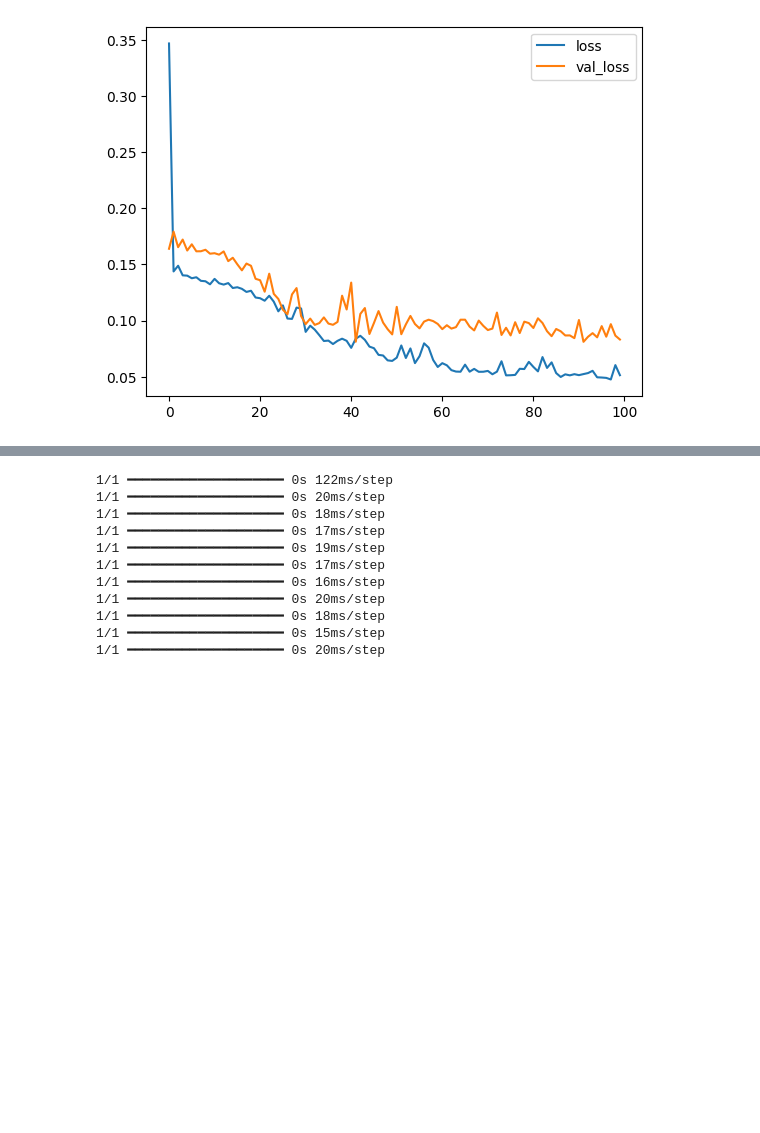
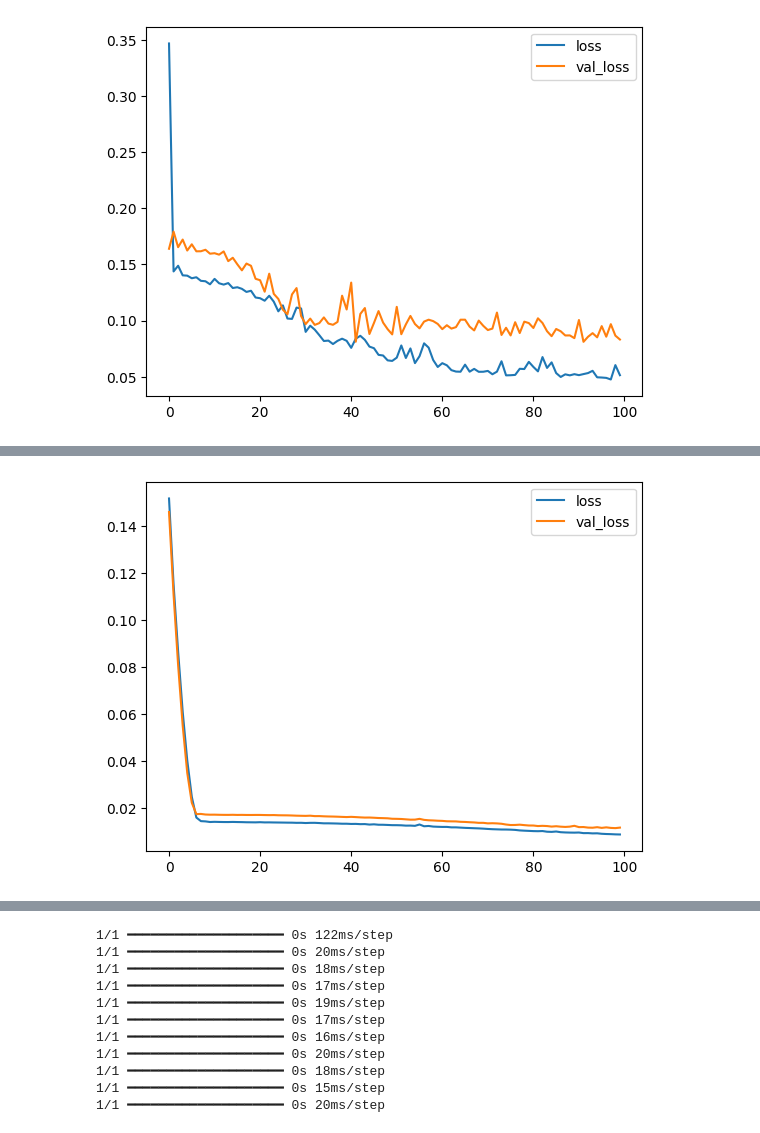
Before and after one commit to AcostaJoaquin/PFB-Grupo-B, a Jupyter notebook: notebooks/ML/demanda_ml.ipynb, the cells around one changed output, grey strips where cells are left out. Cells and saved outputs as stored; diff of their text form; code cells hidden in the pictures; blank space fills up the shorter version.

```diff
--- a/notebooks/ML/demanda_ml.ipynb
+++ b/notebooks/ML/demanda_ml.ipynb
@@ -423,0 +559,16 @@ Tras comparar el modelo con diferentes tipos de pérdida, creemos que el que mej
+# %%
+model7 = Sequential()
+
+model7.add(Input(shape = (T, 1)))
+
+model7.add(LSTM(units = 200, activation = "relu"))
+
+
+model7.add(Dense(units = 64, activation = "relu"))
+model7.add(Dense(units = 32, activation = "relu"))
+model7.add(Dense(units = 16, activation = "relu"))
+model7.add(Dense(units = 1))
+
+model7.compile(optimizer = Adam(learning_rate = 0.0001), loss = "msle")
+
+model7.summary()
@@ -423,0 +593,5 @@ Tras comparar el modelo con diferentes tipos de pérdida, creemos que el que mej
+# %%
+history7 = model7.fit(x = x_train,
+                    y = y_train,
+                    validation_data = (x_test, y_test),
+                    epochs = 100)
@@ -423,0 +616,9 @@ Tras comparar el modelo con diferentes tipos de pérdida, creemos que el que mej
+# %%
+# loss
+plt.plot(history7.history["loss"], label = "loss")
+plt.plot(history7.history["val_loss"], label = "val_loss")
+plt.legend()
+# plt.ylim(0, 1)
+plt.show()
+# %% [output]
+[figure, added]
```
Also changed, not shown: parts of 24 cells of this notebook, 2 other files.
